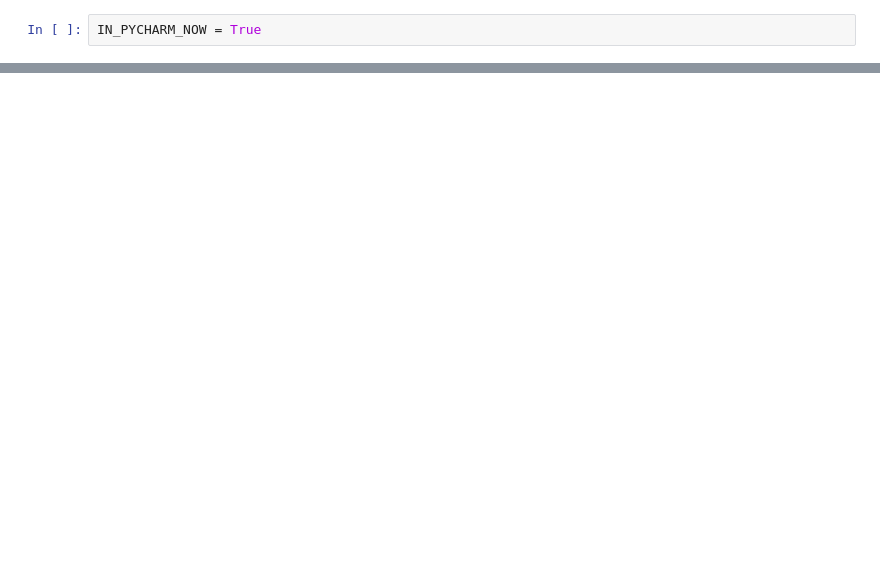
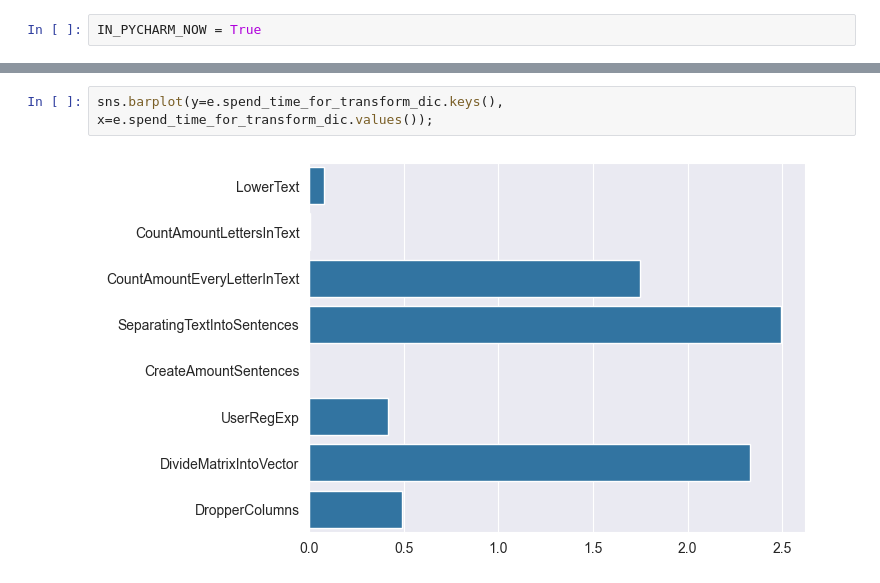
Before and after one commit to mishadyukarev/test___, a Jupyter notebook: ai_essay_prediction_misha/notebooks/feature_engineering.ipynb, the cells around one changed output, grey strips where cells are left out. Drawn from its saved outputs; the diff is of its cells as text; blank space fills up the shorter version.

```diff
--- a/ai_essay_prediction_misha/notebooks/feature_engineering.ipynb
+++ b/ai_essay_prediction_misha/notebooks/feature_engineering.ipynb
@@ -99,0 +123,4 @@ DivideMatrixIntoVector(column_divides='n_letters',
+# %%
+sns.barplot(y=e.spend_time_for_transform_dic.keys(), x=e.spend_time_for_transform_dic.values());
+# %% [output]
+[figure, added]
```
Also changed, not shown: parts of 14 cells of this notebook, 6 other files.
